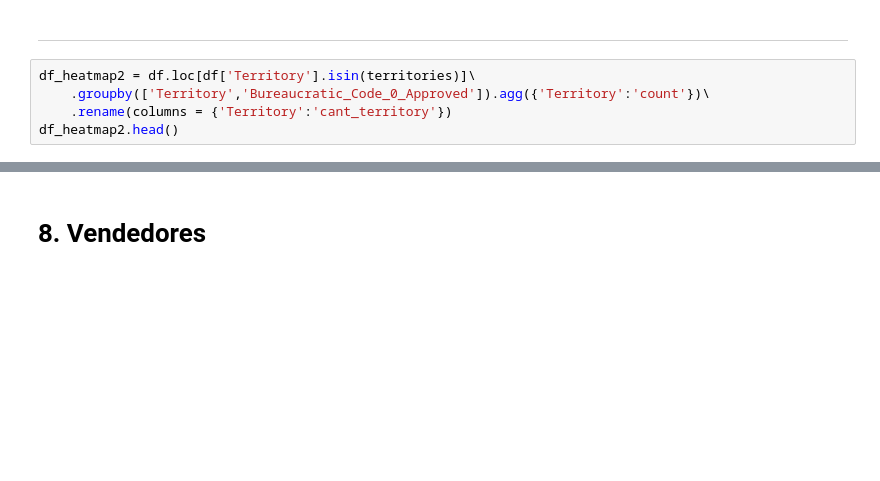
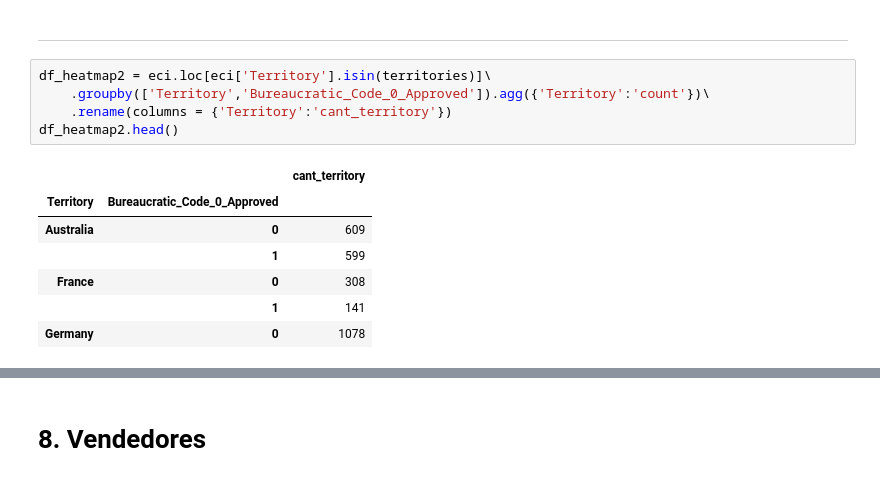
Before and after one commit to germanbc/Organizacion-de-Datos-2c2020-TP1, a Jupyter notebook: TP1.ipynb, the cells around one changed output, grey strips where cells are left out. Drawn from its saved outputs; the diff is of its cells as text; blank space fills up the shorter version.

```diff
--- a/TP1.ipynb
+++ b/TP1.ipynb
@@ -696,10 +989,18 @@ sns.heatmap(heatmap1_data, cmap="YlGnBu")
 # %% [markdown]
 ---
 # %%
-df_heatmap2 = df.loc[df['Territory'].isin(territories)]\
+df_heatmap2 = eci.loc[eci['Territory'].isin(territories)]\
     .groupby(['Territory','Bureaucratic_Code_0_Approved']).agg({'Territory':'count'})\
     .rename(columns = {'Territory':'cant_territory'})
 df_heatmap2.head()
+# %% [output]
+|  |  | cant_territory |
+| Territory | Bureaucratic_Code_0_Approved |  |
+| Australia | 0 | 609 |
+|  | 1 | 599 |
+| France | 0 | 308 |
+|  | 1 | 141 |
+| Germany | 0 | 1078 |
 # %%
 heatmap2_data = pd.pivot_table(df_heatmap2, values='cant_territory',
                      index=['Bureaucratic_Code_0_Approved'],
```
Also changed, not shown: parts of 76 cells of this notebook, 1 other file.
